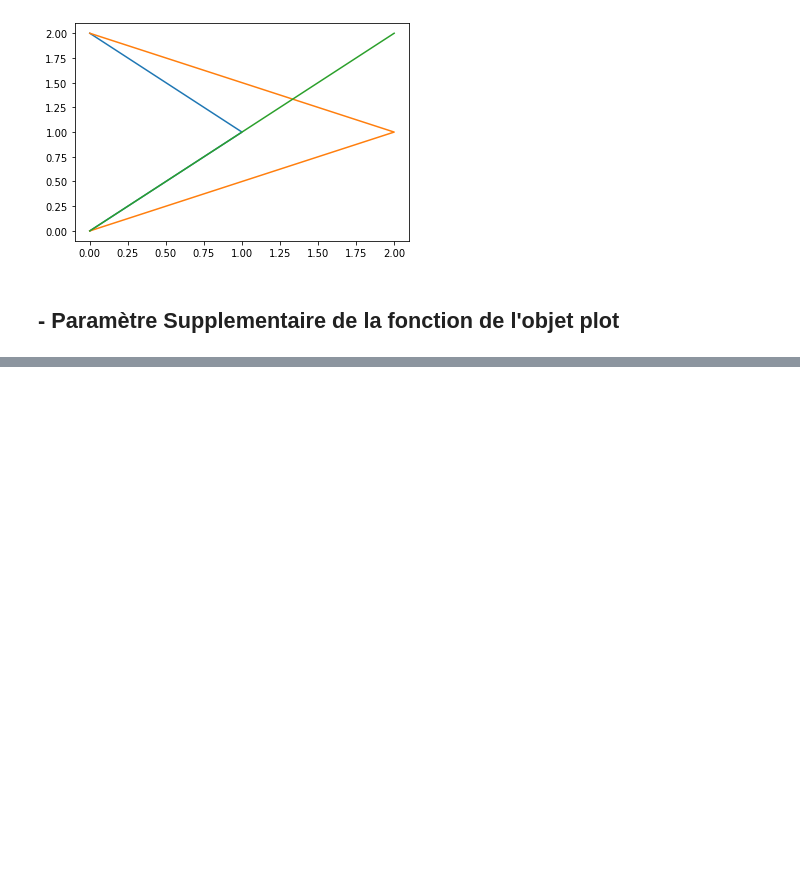
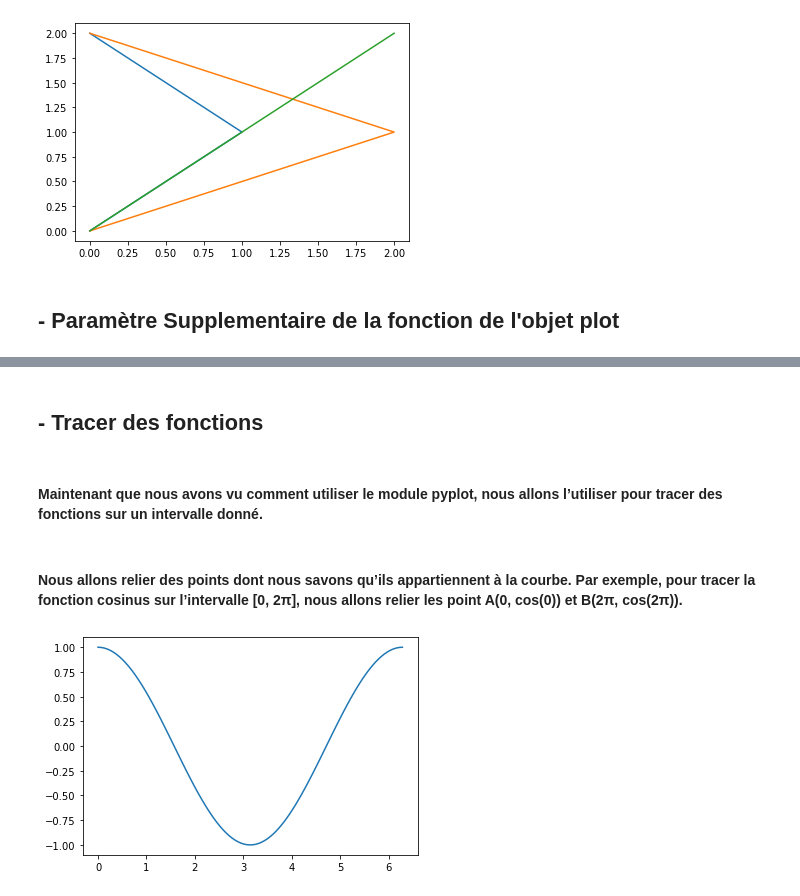
Before and after one commit to kevinDlan/notebook, a Jupyter notebook: Pyplot.ipynb, the cells around one changed output, grey strips where cells are left out. Drawn from its saved outputs; the diff is of its cells as text; code cells hidden in the pictures; blank space fills up the shorter version.

```diff
--- a/Pyplot.ipynb
+++ b/Pyplot.ipynb
@@ -71,0 +93,20 @@ hfg
+# %% [markdown]
+## - Tracer des fonctions
+# %% [markdown]
+#### Maintenant que nous avons vu comment utiliser le module pyplot, nous allons l’utiliser pour tracer des fonctions sur un intervalle donné.
+# %% [markdown]
+#### Nous allons relier des points dont nous savons qu’ils appartiennent à la courbe. Par exemple, pour tracer la fonction cosinus sur l’intervalle [0, 2π], nous allons relier les point A(0, cos(0)) et B(2π, cos(2π)).
+# %%
+from math import cos, pi
+x = []
+y = [] # On a créé deux listes vides pour contenir les abscisses et les ordonnées
+pas = 2 * pi / 100
+abscisse = 0 # L'abscisse de départ est 0
+for k in range(0, 101): # On veut les points de 0 à 100
+    x.append(abscisse)
+    y.append(cos(abscisse)) # On rajoute l'abscisse et son image par la fonction cos aux listes
+    abscisse += pas # on augmente abscisse de pas pour passer au point suivant
+plt.plot(x, y)
+plt.show()
+# %% [output]
+[figure, added]
```
Also changed, not shown: parts of 4 cells of this notebook, 1 other file.
